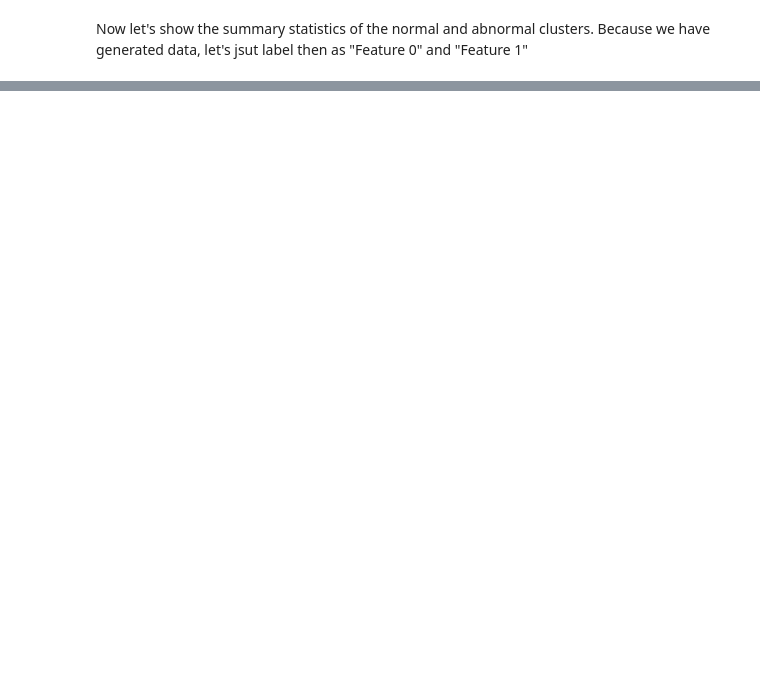
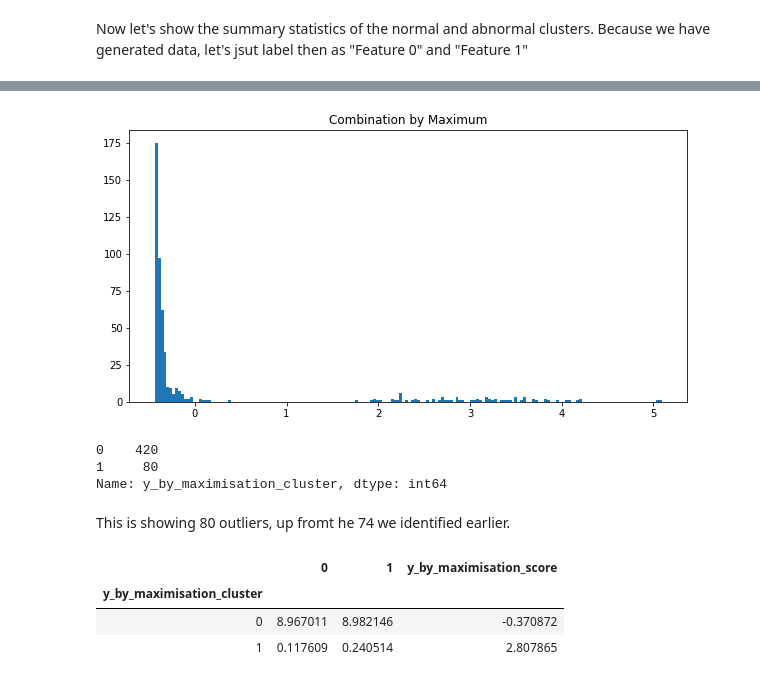
Before and after one commit to Alcoyle/Anomaly-Detection, a Jupyter notebook: The Very Basics.ipynb, the cells around one changed output, grey strips where cells are left out. Cells and saved outputs as stored; diff of their text form; code cells hidden in the pictures; blank space fills up the shorter version.

```diff
--- a/The Very Basics.ipynb
+++ b/The Very Basics.ipynb
@@ -102,0 +129,4 @@ Looking at our test data graph above, we can see the model has ove
+# %%
+train_scores = np.zeros([X_train.shape[0], n_knn])
+test_scores = np.zeros([X_train.shape[0], n_knn])
+train_scores.shape
@@ -102,0 +135,8 @@ Looking at our test data graph above, we can see the model has ove
+# %%
+for i in range(n_knn):
+    k = k_list[i]
+    model = KNN(n_neighbors=k, method='largest')
+    model.fit(X_train_norm)
+
+    train_scores[:, i] = model.decision_scores_
+    test_scores[:, i] = model.decision_function(X_test_norm)
@@ -102,0 +200,27 @@ Looking at our test data graph above, we can see the model has ove
+# %%
+y_by_maximisation = maximization(test_scores_norm)
+# %%
+plt.figure(figsize=[10,5])
+plt.hist(y_by_maximisation, bins='auto') # arguments are passed to np.histogram
+plt.title("Combination by Maximum")
+plt.show()
+# %% [output]
+[figure, added]
+# %%
+df_test = pd.DataFrame(X_test)
+df_test['y_by_maximisation_score'] = y_by_maximisation
+df_test['y_by_maximisation_cluster'] = np.where(df_test['y_by_maximisation_score']<0, 0, 1)
+df_test['y_by_maximisation_cluster'].value_counts()
+# %% [output]
+0    420
+1     80
+Name: y_by_maximisation_cluster, dtype: int64
+# %% [markdown]
+This is showing 80 outliers, up fromt he 74 we identified earlier.
+# %%
+df_test.groupby('y_by_maximisation_cluster').mean()
+# %% [output]
+|  | 0 | 1 | y_by_maximisation_score |
+| y_by_maximisation_cluster |  |  |  |
+| 0 | 8.967011 | 8.982146 | -0.370872 |
+| 1 | 0.117609 | 0.240514 | 2.807865 |
```
Also changed, not shown: parts of 44 cells of this notebook.
